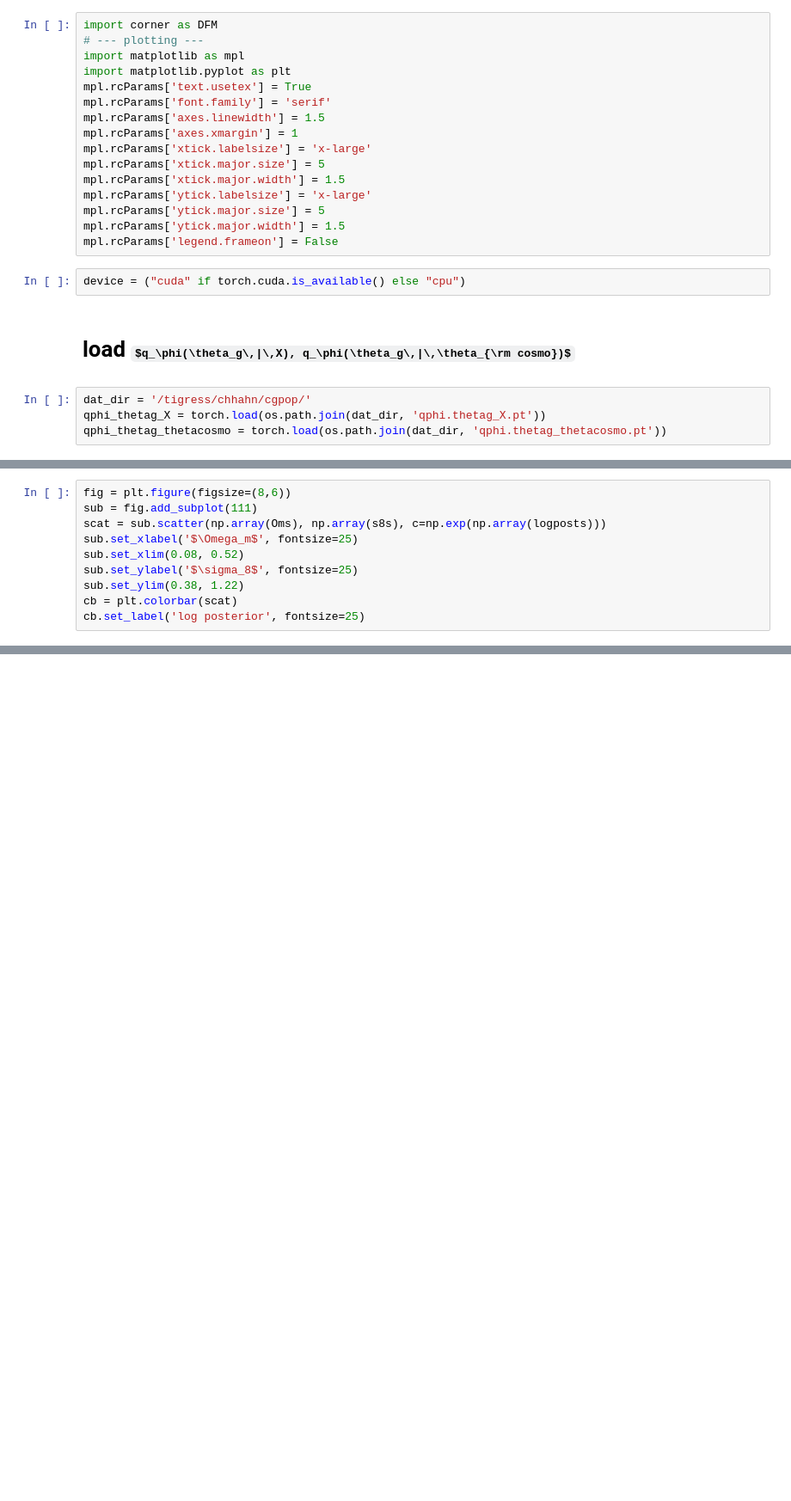
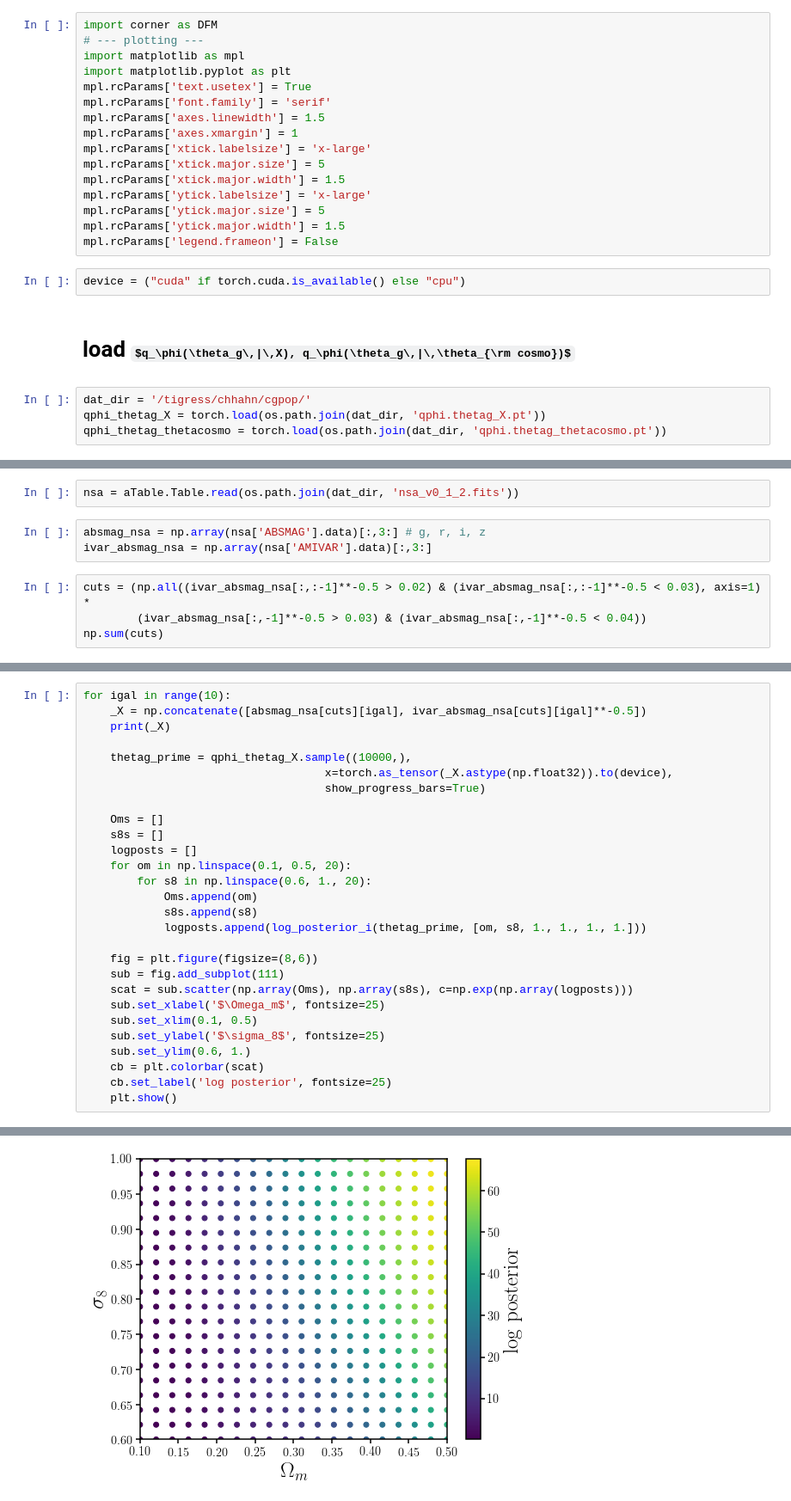
Before and after one commit to changhoonhahn/goleta, a Jupyter notebook: nb/cosmo_infer.ipynb, the cells around one changed output, grey strips where cells are left out. Shown at 86% size. Cells and saved outputs as stored; diff of their text form; some formulas as TeX source; blank space fills up the shorter version.

Commit message:
preliminary posteriors using NASA-Sloan Atlas galaxies

```diff
--- a/nb/cosmo_infer.ipynb
+++ b/nb/cosmo_infer.ipynb
@@ -71,10 +36,0 @@ Deprecated in NumPy 1.20; for more details and guidance: https://numpy.org/devdo
-# %%
-fig = plt.figure(figsize=(8,6))
-sub = fig.add_subplot(111)
-scat = sub.scatter(np.array(Oms), np.array(s8s), c=np.exp(np.array(logposts)))
-sub.set_xlabel('$\Omega_m$', fontsize=25)
-sub.set_xlim(0.08, 0.52)
-sub.set_ylabel('$\sigma_8$', fontsize=25)
-sub.set_ylim(0.38, 1.22)
-cb = plt.colorbar(scat)
-cb.set_label('log posterior', fontsize=25)
@@ -82,0 +43,9 @@ cb.set_label('log posterior', fontsize=25)
+# %%
+nsa = aTable.Table.read(os.path.join(dat_dir, 'nsa_v0_1_2.fits'))
+# %%
+absmag_nsa = np.array(nsa['ABSMAG'].data)[:,3:] # g, r, i, z
+ivar_absmag_nsa = np.array(nsa['AMIVAR'].data)[:,3:]
+# %%
+cuts = (np.all((ivar_absmag_nsa[:,:-1]**-0.5 > 0.02) & (ivar_absmag_nsa[:,:-1]**-0.5 < 0.03), axis=1) *
+        (ivar_absmag_nsa[:,-1]**-0.5 > 0.03) & (ivar_absmag_nsa[:,-1]**-0.5 < 0.04))
+np.sum(cuts)
@@ -82,0 +66,29 @@ cb.set_label('log posterior', fontsize=25)
+# %%
+for igal in range(10):
+    _X = np.concatenate([absmag_nsa[cuts][igal], ivar_absmag_nsa[cuts][igal]**-0.5])
+    print(_X)
+
+    thetag_prime = qphi_thetag_X.sample((10000,),
+                                    x=torch.as_tensor(_X.astype(np.float32)).to(device),
+                                    show_progress_bars=True)
+
+    Oms = []
+    s8s = []
+    logposts = []
+    for om in np.linspace(0.1, 0.5, 20):
+        for s8 in np.linspace(0.6, 1., 20):
+            Oms.append(om)
+            s8s.append(s8)
+            logposts.append(log_posterior_i(thetag_prime, [om, s8, 1., 1., 1., 1.]))
+
+    fig = plt.figure(figsize=(8,6))
+    sub = fig.add_subplot(111)
+    scat = sub.scatter(np.array(Oms), np.array(s8s), c=np.exp(np.array(logposts)))
+    sub.set_xlabel('$\Omega_m$', fontsize=25)
+    sub.set_xlim(0.1, 0.5)
+    sub.set_ylabel('$\sigma_8$', fontsize=25)
+    sub.set_ylim(0.6, 1.)
+    cb = plt.colorbar(scat)
+    cb.set_label('log posterior', fontsize=25)
+    plt.show()
+# %% [output]
@@ -82,0 +99 @@ cb.set_label('log posterior', fontsize=25)
+[figure, added]
```
Also changed, not shown: parts of 13 cells of this notebook, 1 other file.
